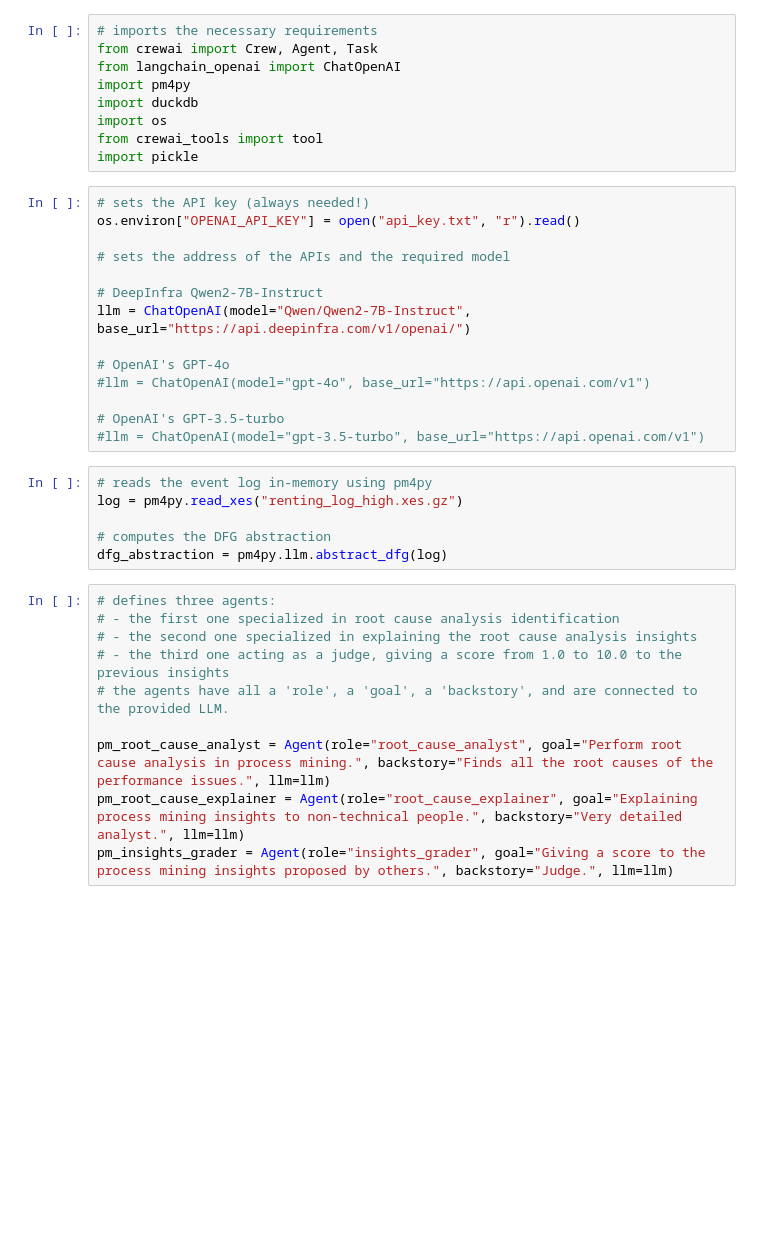
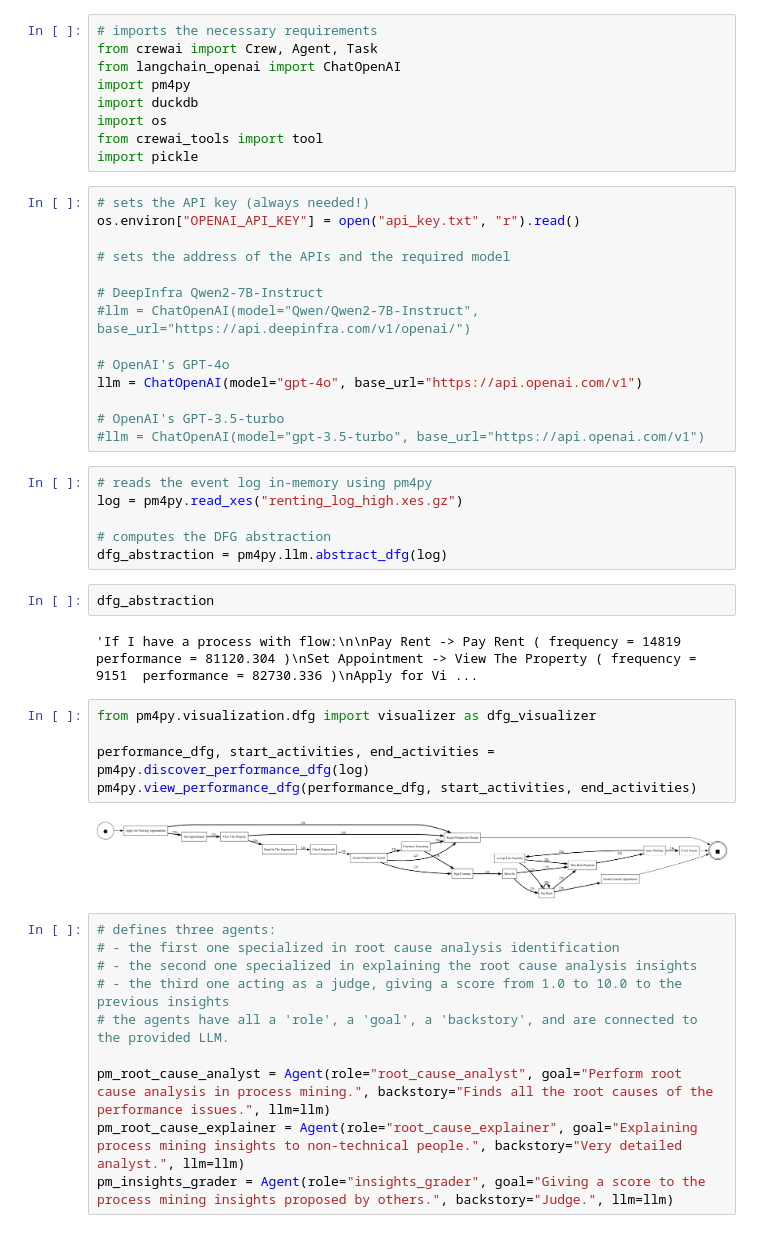
Before and after one commit to fit-alessandro-berti/agents-trial, a Jupyter notebook: 01_root_cause_analysis_insights.ipynb, the cells around one changed output. Saved outputs shown, nothing was run; the diff lists cells and outputs as text; blank space fills up the shorter version.

```diff
--- a/01_root_cause_analysis_insights.ipynb
+++ b/01_root_cause_analysis_insights.ipynb
@@ -27,10 +27,10 @@ os.environ["OPENAI_API_KEY"] = open("api_key.txt", "r").read()
 # sets the address of the APIs and the required model
 
 # DeepInfra Qwen2-7B-Instruct
-llm = ChatOpenAI(model="Qwen/Qwen2-7B-Instruct", base_url="https://api.deepinfra.com/v1/openai/")
+#llm = ChatOpenAI(model="Qwen/Qwen2-7B-Instruct", base_url="https://api.deepinfra.com/v1/openai/")
 
 # OpenAI's GPT-4o
-#llm = ChatOpenAI(model="gpt-4o", base_url="https://api.openai.com/v1")
+llm = ChatOpenAI(model="gpt-4o", base_url="https://api.openai.com/v1")
 
 # OpenAI's GPT-3.5-turbo
 #llm = ChatOpenAI(model="gpt-3.5-turbo", base_url="https://api.openai.com/v1")
@@ -40,6 +40,17 @@ log = pm4py.read_xes("renting_log_high.xes.gz")
 
 # computes the DFG abstraction
 dfg_abstraction = pm4py.llm.abstract_dfg(log)
+# %%
+dfg_abstraction
+# %% [output]
+'If I have a process with flow:\n\nPay Rent -> Pay Rent ( frequency = 14819  performance = 81120.304 )\nSet Appointment -> View The Property ( frequency = 9151  performance = 82730.336 )\nApply for Vi ...
+# %%
+from pm4py.visualization.dfg import visualizer as dfg_visualizer
+
+performance_dfg, start_activities, end_activities = pm4py.discover_performance_dfg(log)
+pm4py.view_performance_dfg(performance_dfg, start_activities, end_activities)
+# %% [output]
+[figure, added]
 # %%
 # defines three agents:
 # - the first one specialized in root cause analysis identification
```
Also changed, not shown: parts of 4 cells of this notebook, 5 other files.
